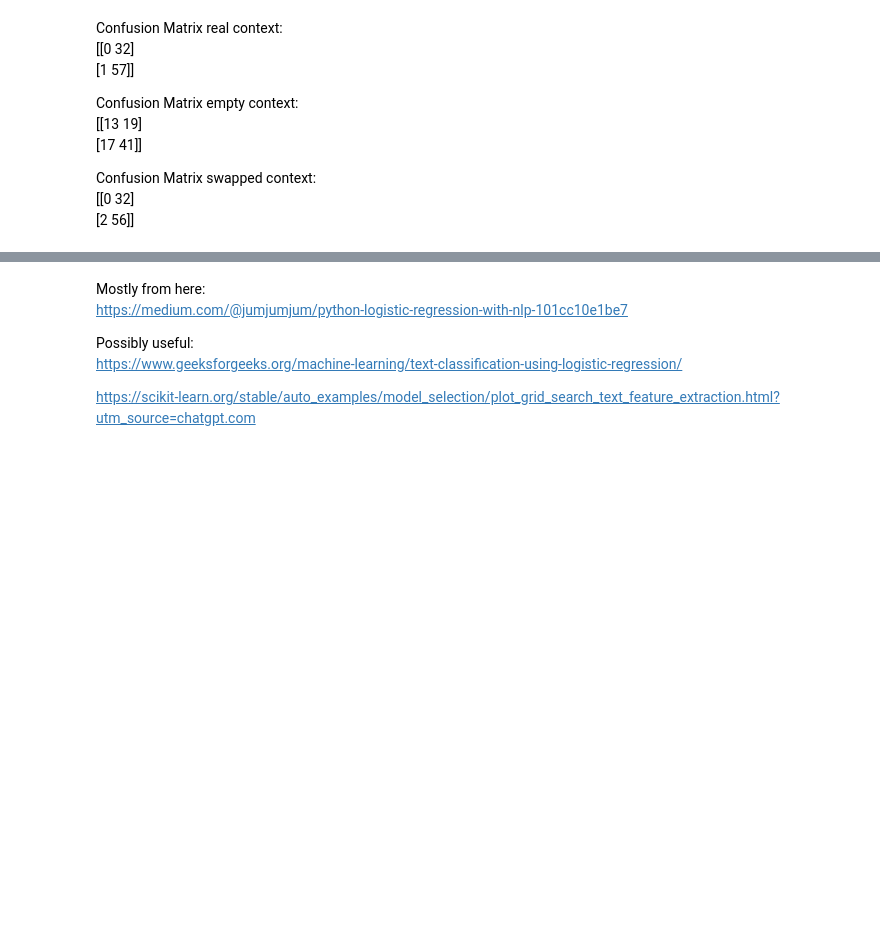
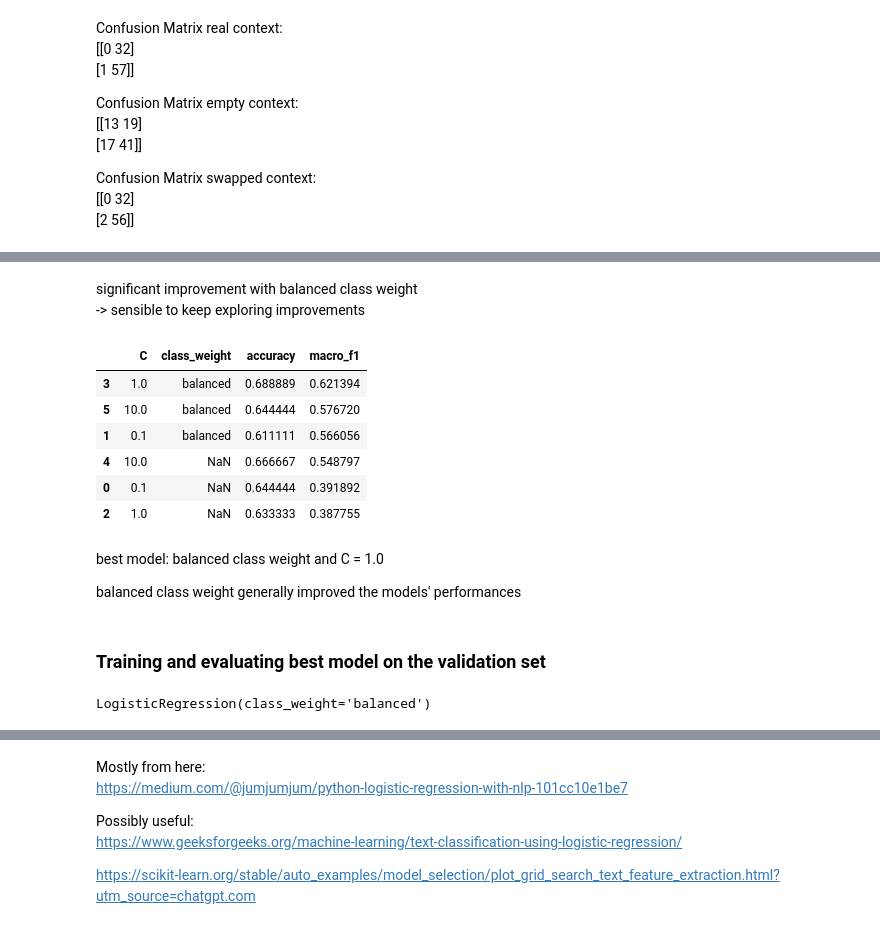
Before and after one commit to elisabeihofer-boop/ml2-final-project, a Jupyter notebook: notebooks/baseline.ipynb, the cells around one changed output, grey strips where cells are left out. Saved outputs shown, nothing was run; the diff lists cells and outputs as text; code cells hidden in the pictures; blank space fills up the shorter version.

```diff
--- a/notebooks/baseline.ipynb
+++ b/notebooks/baseline.ipynb
@@ -208,0 +246,58 @@ Possible reasons (hypotheses):
+# %% [markdown]
+significant improvement with balanced class weight
+-> sensible to keep exploring improvements
+# %%
+# parameter grid with different regularization and class weight
+
+param_grid = {
+    "C": [0.1, 1, 10],
+    "class_weight": [None, "balanced"]
+}
+
+# looping over grid to find the best model
+models = []
+
+for params in ParameterGrid(param_grid):
+
+    # training new model
+    model_new = LogisticRegression(**params)
+    model_new.fit(X_train_tfidf, y_train)
+
+    # predicting for real context validation set
+    y_pred_valid_real = model_new.predict(X_valid_real_tfidf)
+
+    # checking accurarcy and macro F1
+    accuracy_real = accuracy_score(y_valid, y_pred_valid_real)
+    f1_real = f1_score(y_valid, y_pred_valid_real, average="macro")
+
+    models.append({
+        **params,
+        "accuracy": accuracy_real,
+        "macro_f1": f1_real
+    })
+
+models_df = pd.DataFrame(models)
+models_df.sort_values("macro_f1", ascending=False)
+# %% [output]
+|  | C | class_weight | accuracy | macro_f1 |
+| 3 | 1.0 | balanced | 0.688889 | 0.621394 |
+| 5 | 10.0 | balanced | 0.644444 | 0.576720 |
+| 1 | 0.1 | balanced | 0.611111 | 0.566056 |
+| 4 | 10.0 | NaN | 0.666667 | 0.548797 |
+| 0 | 0.1 | NaN | 0.644444 | 0.391892 |
+| 2 | 1.0 | NaN | 0.633333 | 0.387755 |
+# %% [markdown]
+best model: balanced class weight and C = 1.0
+
+balanced class weight generally improved the models' performances
+# %% [markdown]
+### Training and evaluating best model on the validation set
+# %%
+final_model = LogisticRegression(
+    C=1.0,
+    class_weight="balanced"
+)
+
+final_model.fit(X_train_tfidf, y_train)
+# %% [output]
+LogisticRegression(class_weight='balanced')
```
Also changed, not shown: parts of 14 cells of this notebook.
